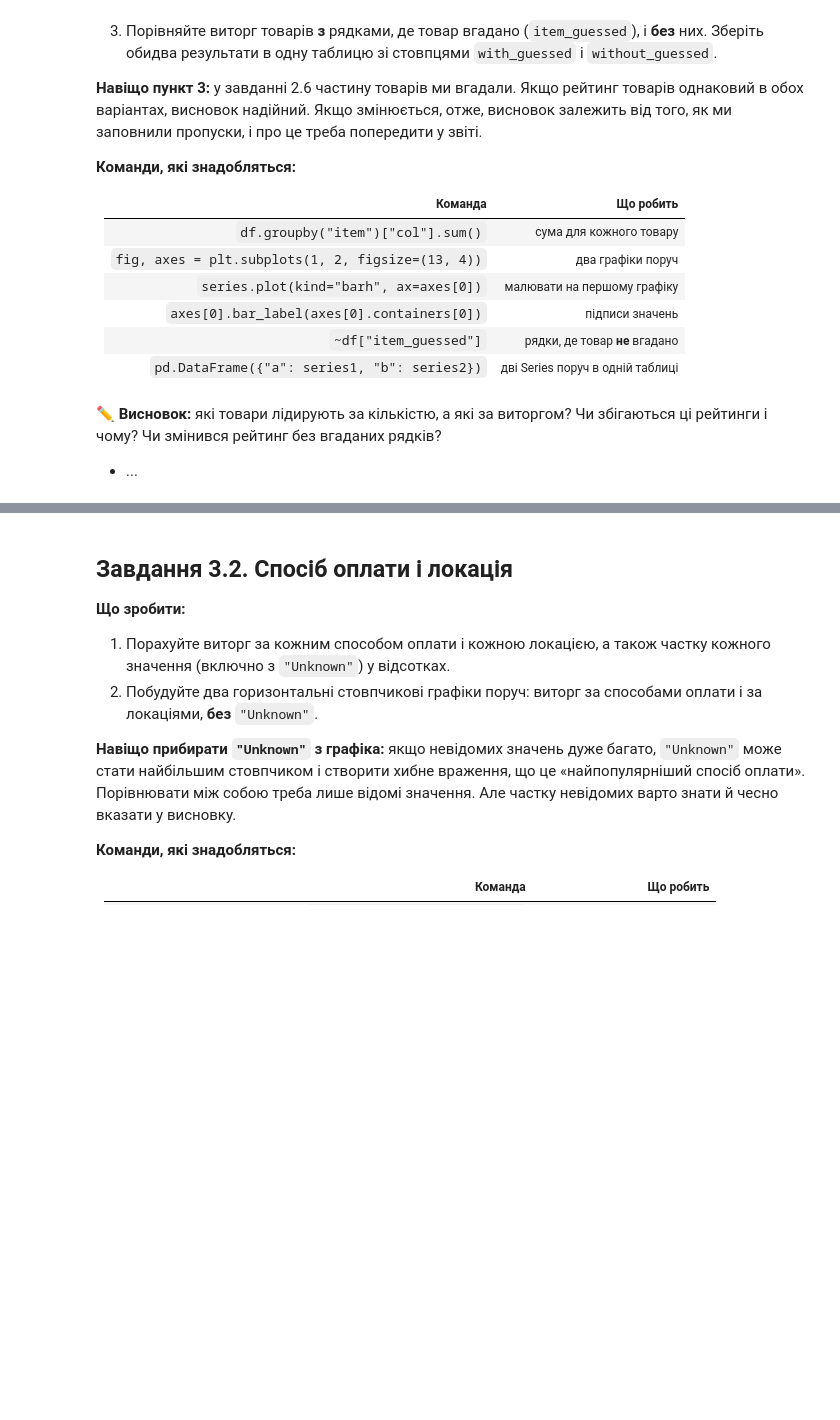
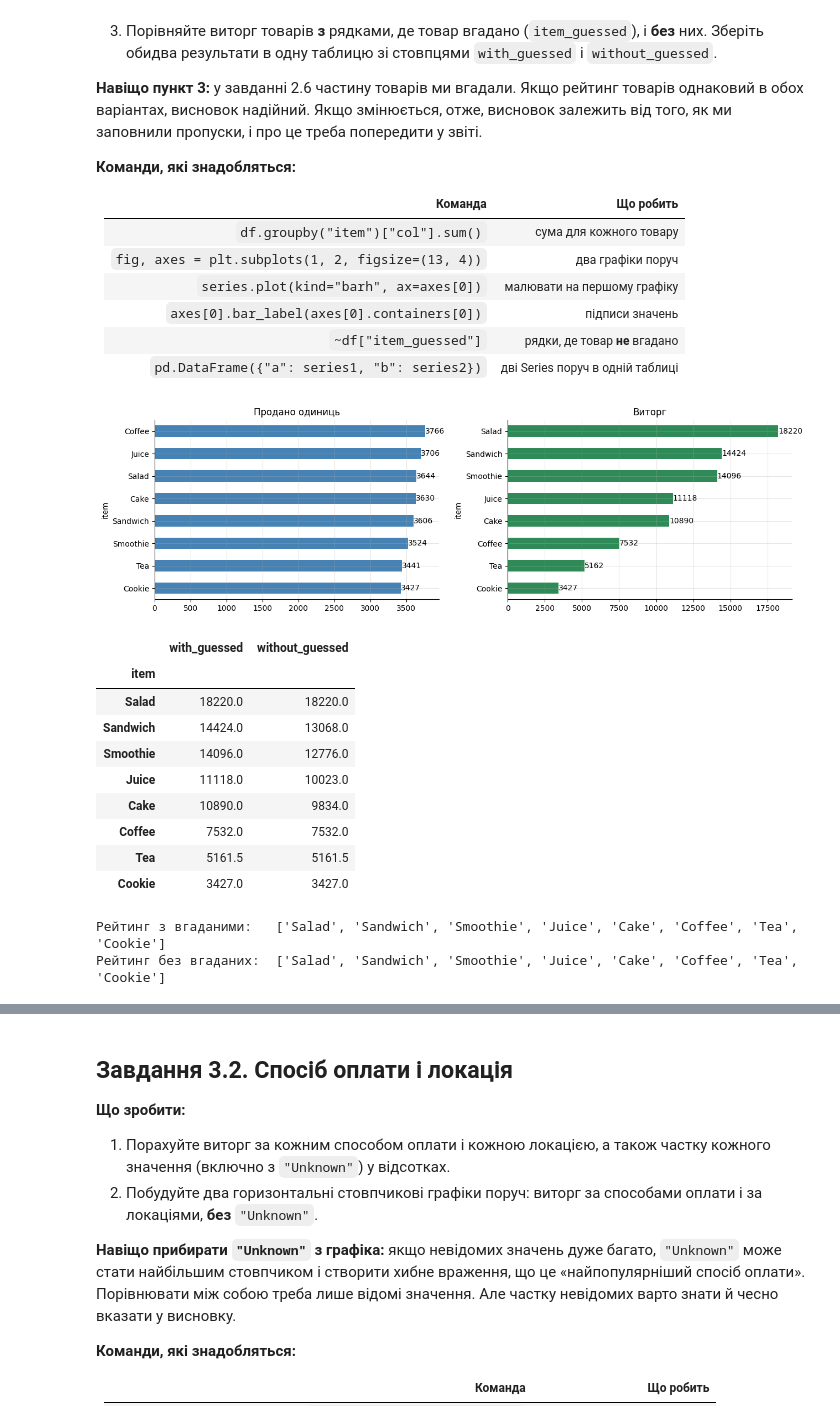
Before and after one commit to Alisa-debug777/Cafe_sales_3_11, a Jupyter notebook: notebooks/project_cafe_sales.ipynb, the cells around one changed output, grey strips where cells are left out. Saved outputs shown, nothing was run; the diff lists cells and outputs as text; code cells hidden in the pictures; blank space fills up the shorter version.

```diff
--- a/notebooks/project_cafe_sales.ipynb
+++ b/notebooks/project_cafe_sales.ipynb
@@ -367,0 +759,10 @@ print("Ready!")
+# %%
+df = df.dropna(subset=['transaction_date', 'quantity', 'price_per_unit', 'total_spent']).copy()
+df['quantity'] = df['quantity'].astype(int)
+rows_before = len(df_original)
+rows_after = len(df)
+lost_pct = (rows_before - rows_after) / rows_before * 100
+print(f"було рядків у df_original: {rows_before}")
+print(f"стало рядків: {rows_after}")
+print(f"втрачено: {lost_pct:.2f}%")
+print(f"лишилося пропусків у таблиці: {df.isna().sum().sum()}")
@@ -391,0 +796,9 @@ print("Ready!")
+# %%
+df['month'] = df['transaction_date'].dt.month
+df['month_name'] = df['transaction_date'].dt.month_name()
+df['weekday'] = df['transaction_date'].dt.dayofweek
+df['weekday_name'] = df['transaction_date'].dt.day_name()
+df['is_weekend'] = df['weekday'] >= 5
+display(df[['transaction_date', 'month', 'month_name', 'weekday', 'weekday_name', 'is_weekend']].head())
+df.to_csv(FILE_OUT, index=False)
+print(f"Збережено у файл: {FILE_OUT}")
@@ -421,4 +840,43 @@ print("Ready!")
-# %% [markdown]
-✏️ **Висновок:** які товари лідирують за кількістю, а які за виторгом? Чи збігаються ці рейтинги і чому? Чи змінився рейтинг без вгаданих рядків?
-
-- ...
+# %%
+df_items = df[df['item'] != 'Unknown']
+qty = df_items.groupby('item')['quantity'].sum().sort_values()
+revenue = df_items.groupby('item')['total_spent'].sum().sort_values()
+
+fig, axes = plt.subplots(1, 2, figsize=(13, 4))
+
+qty.plot(kind='barh', ax=axes[0], color='steelblue')
+axes[0].set_title('Продано одиниць')
+axes[0].bar_label(axes[0].containers[0], fmt='%.0f')
+
+revenue.plot(kind='barh', ax=axes[1], color='seagreen')
+axes[1].set_title('Виторг')
+axes[1].bar_label(axes[1].containers[0], fmt='%.0f')
+
+plt.tight_layout()
+plt.show()
+
+with_guessed = df_items.groupby('item')['total_spent'].sum()
+without_guessed = df_items[~df_items['item_guessed']].groupby('item')['total_spent'].sum()
+
+comparison = pd.DataFrame({
+    'with_guessed': with_guessed,
+    'without_guessed': without_guessed
+}).sort_values('with_guessed', ascending=False)
+
+display(comparison)
+print("Рейтинг з вгаданими:  ", list(comparison['with_guessed'].sort_values(ascending=False).index))
+print("Рейтинг без вгаданих: ", list(comparison['without_guessed'].sort_values(ascending=False).index))
+# %% [output]
+[figure, added]
+|  | with_guessed | without_guessed |
+| item |  |  |
+| Salad | 18220.0 | 18220.0 |
+| Sandwich | 14424.0 | 13068.0 |
+| Smoothie | 14096.0 | 12776.0 |
+| Juice | 11118.0 | 10023.0 |
+| Cake | 10890.0 | 9834.0 |
+| Coffee | 7532.0 | 7532.0 |
+| Tea | 5161.5 | 5161.5 |
+| Cookie | 3427.0 | 3427.0 |
+Рейтинг з вгаданими:   ['Salad', 'Sandwich', 'Smoothie', 'Juice', 'Cake', 'Coffee', 'Tea', 'Cookie']
+Рейтинг без вгаданих:  ['Salad', 'Sandwich', 'Smoothie', 'Juice', 'Cake', 'Coffee', 'Tea', 'Cookie']
```
Also changed, not shown: parts of 58 cells of this notebook.
